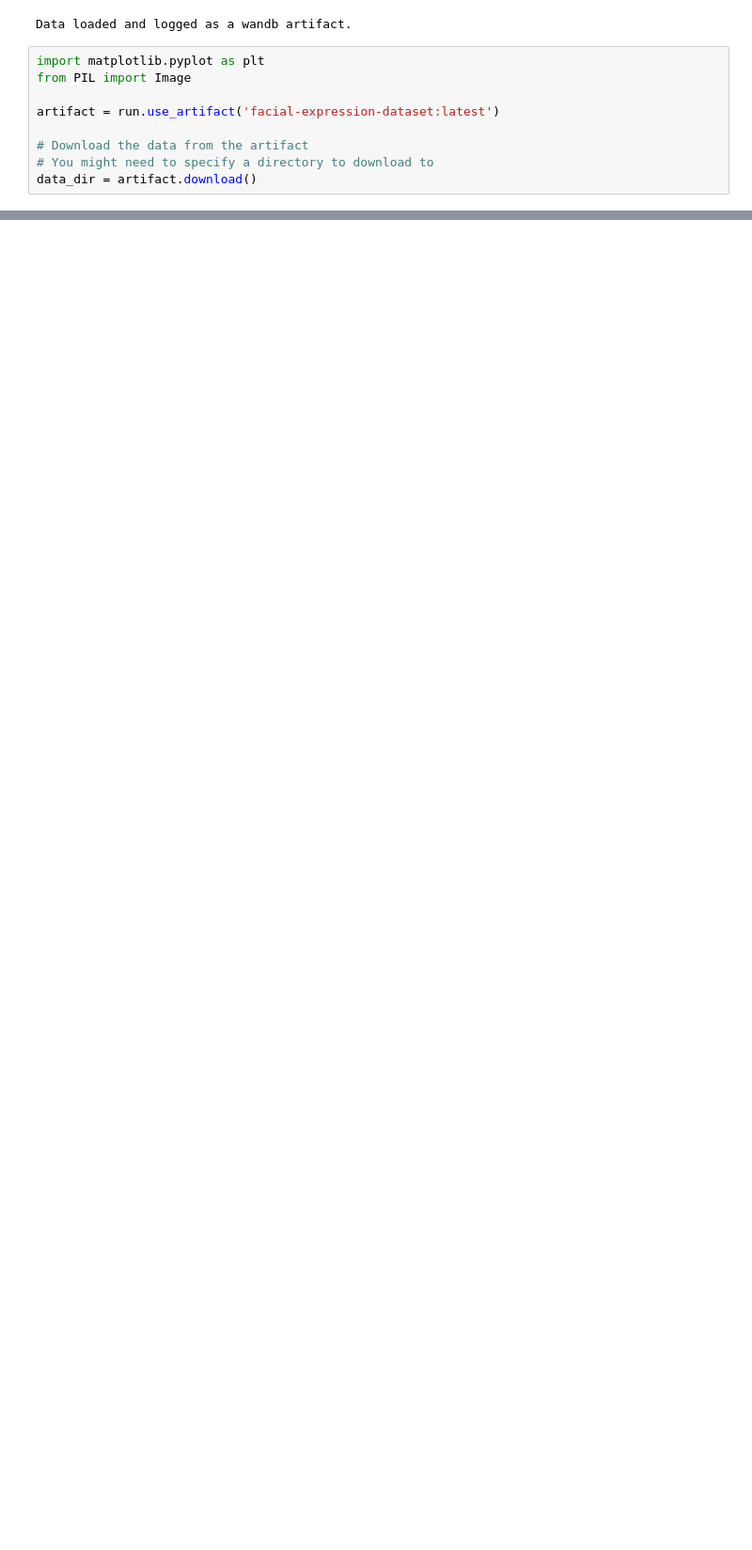
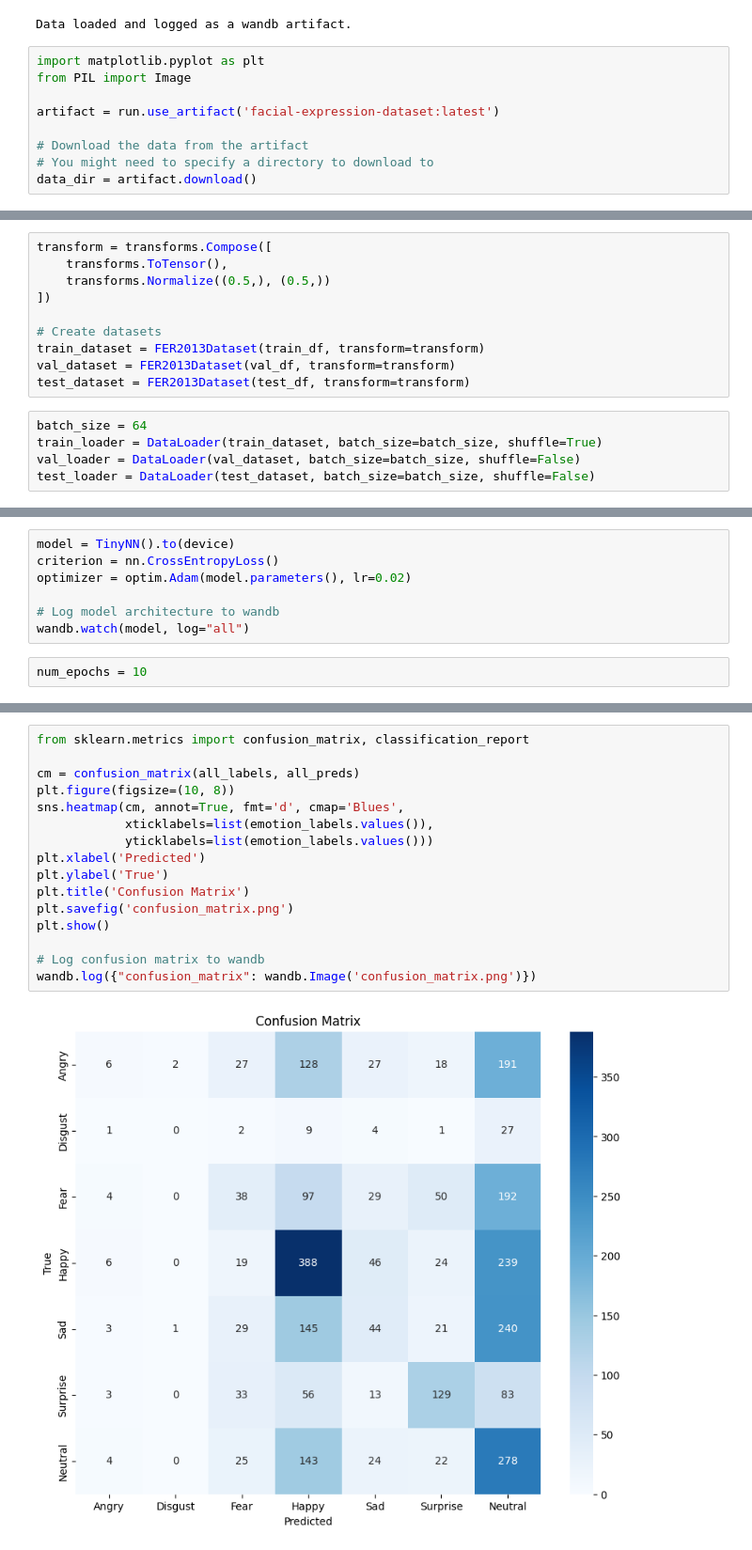
Before and after one commit to konstantine25b/Neural_Network_ML_Facial_Expression_Recognition_Challenge, a Jupyter notebook: Facial_Expression_Recognition_1.ipynb, the cells around one changed output, grey strips where cells are left out. Shown at 94% size. Cells and saved outputs as stored; diff of their text form; blank space fills up the shorter version.

```diff
--- a/Facial_Expression_Recognition_1.ipynb
+++ b/Facial_Expression_Recognition_1.ipynb
@@ -145,0 +241,15 @@ AttributeError: 'str' object has no attribute 'shape'
+# %%
+transform = transforms.Compose([
+    transforms.ToTensor(),
+    transforms.Normalize((0.5,), (0.5,))
+])
+
+# Create datasets
+train_dataset = FER2013Dataset(train_df, transform=transform)
+val_dataset = FER2013Dataset(val_df, transform=transform)
+test_dataset = FER2013Dataset(test_df, transform=transform)
+# %%
+batch_size = 64
+train_loader = DataLoader(train_dataset, batch_size=batch_size, shuffle=True)
+val_loader = DataLoader(val_dataset, batch_size=batch_size, shuffle=False)
+test_loader = DataLoader(test_dataset, batch_size=batch_size, shuffle=False)
@@ -145,0 +281,9 @@ AttributeError: 'str' object has no attribute 'shape'
+# %%
+model = TinyNN().to(device)
+criterion = nn.CrossEntropyLoss()
+optimizer = optim.Adam(model.parameters(), lr=0.02)
+
+# Log model architecture to wandb
+wandb.watch(model, log="all")
+# %%
+num_epochs = 10
@@ -145,0 +406,18 @@ AttributeError: 'str' object has no attribute 'shape'
+# %%
+from sklearn.metrics import confusion_matrix, classification_report
+
+cm = confusion_matrix(all_labels, all_preds)
+plt.figure(figsize=(10, 8))
+sns.heatmap(cm, annot=True, fmt='d', cmap='Blues',
+            xticklabels=list(emotion_labels.values()),
+            yticklabels=list(emotion_labels.values()))
+plt.xlabel('Predicted')
+plt.ylabel('True')
+plt.title('Confusion Matrix')
+plt.savefig('confusion_matrix.png')
+plt.show()
+
+# Log confusion matrix to wandb
+wandb.log({"confusion_matrix": wandb.Image('confusion_matrix.png')})
+# %% [output]
+[figure, added]
```
Also changed, not shown: parts of 18 cells of this notebook, 3 other files.
